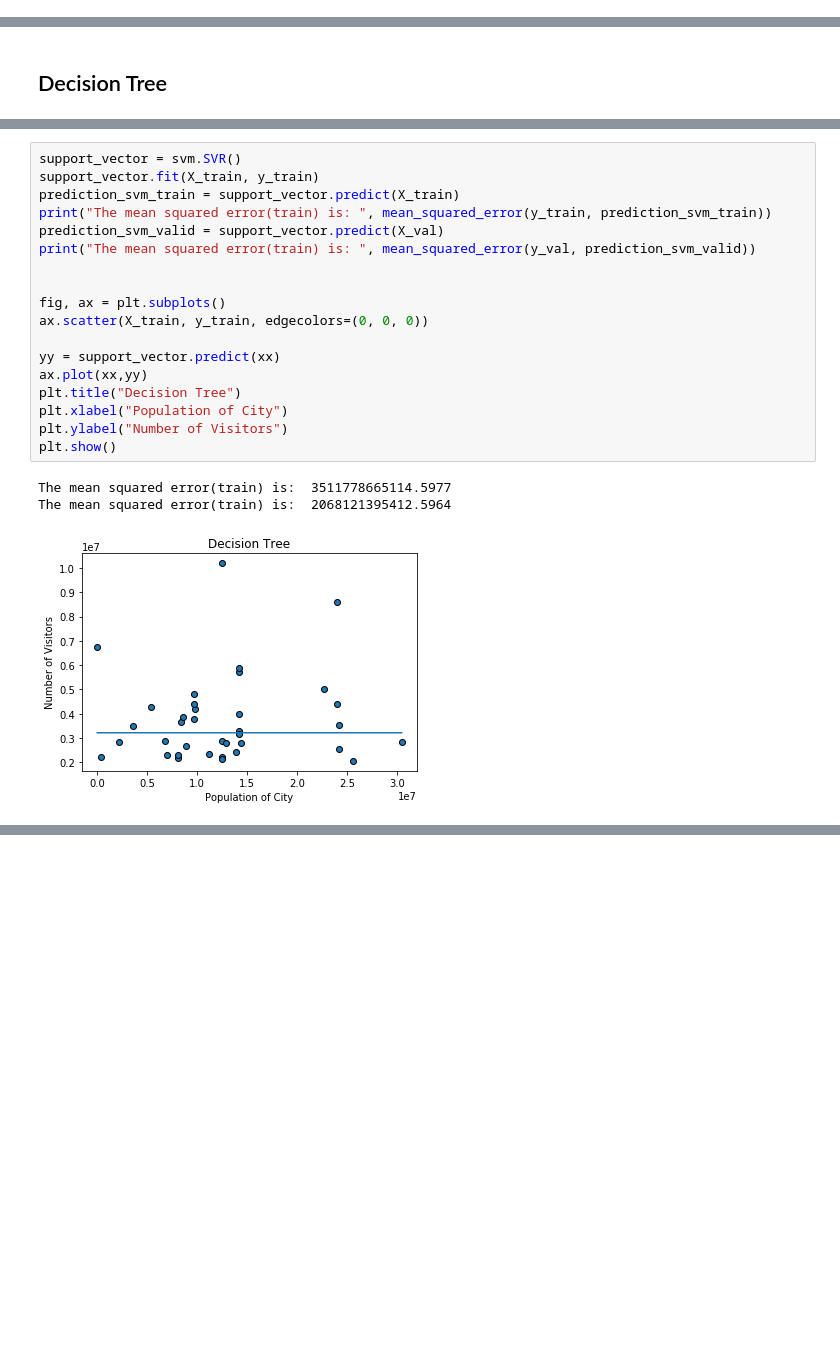
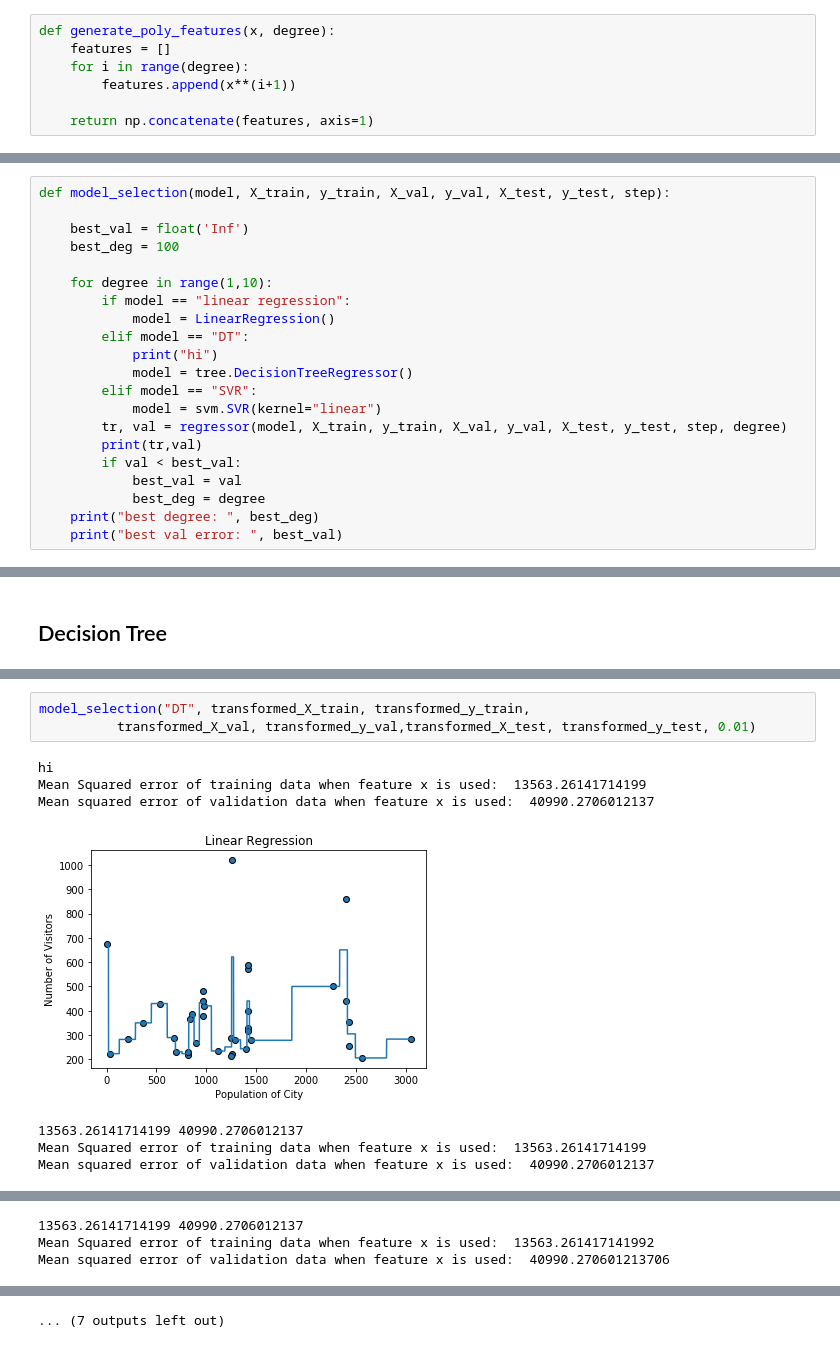
Before and after one commit to amini2nt/Ivado_musuem, a Jupyter notebook: IVADO_ML.ipynb, the cells around one changed output, grey strips where cells are left out. Cells and saved outputs as stored; diff of their text form; blank space fills up the shorter version.

```diff
--- a/IVADO_ML.ipynb
+++ b/IVADO_ML.ipynb
@@ -65,2 +98,9 @@ transformed_X_train, transformed_X_val, y_train, y_val = train_test_split(transf
+# %%
+def generate_poly_features(x, degree):
+    features = []
+    for i in range(degree):
+        features.append(x**(i+1))
+
+    return np.concatenate(features, axis=1)
 # %% [markdown]
 ## Linear Regression
@@ -215,0 +151,21 @@ Since the error is high, we will try forming new features such as $\sqrt{x}, (x)
+# %%
+def model_selection(model, X_train, y_train, X_val, y_val, X_test, y_test, step):
+
+    best_val = float('Inf')
+    best_deg = 100
+
+    for degree in range(1,10):
+        if model == "linear regression":
+            model = LinearRegression()
+        elif model == "DT":
+            print("hi")
+            model = tree.DecisionTreeRegressor()
+        elif model == "SVR":
+            model = svm.SVR(kernel="linear")
+        tr, val = regressor(model, X_train, y_train, X_val, y_val, X_test, y_test, step, degree)
+        print(tr,val)
+        if val < best_val:
+            best_val = val
+            best_deg = degree
+    print("best degree: ", best_deg)
+    print("best val error: ", best_val)
@@ -238,22 +202,11 @@ The mean squared error(validation) is:  4099027060121.3706
-# %%
-support_vector = svm.SVR()
-support_vector.fit(X_train, y_train)
-prediction_svm_train = support_vector.predict(X_train)
-print("The mean squared error(train) is: ", mean_squared_error(y_train, prediction_svm_train))
-prediction_svm_valid = support_vector.predict(X_val)
-print("The mean squared error(train) is: ", mean_squared_error(y_val, prediction_svm_valid))
-
-
-fig, ax = plt.subplots()
-ax.scatter(X_train, y_train, edgecolors=(0, 0, 0))
-
-yy = support_vector.predict(xx)
-ax.plot(xx,yy)
-plt.title("Decision Tree")
-plt.xlabel("Population of City")
-plt.ylabel("Number of Visitors")
-plt.show()
-# %% [output]
-The mean squared error(train) is:  3511778665114.5977
-The mean squared error(train) is:  2068121395412.5964
-[figure, removed]
+# %%
+model_selection("DT", transformed_X_train, transformed_y_train,
+          transformed_X_val, transformed_y_val,transformed_X_test, transformed_y_test, 0.01)
+# %% [output]
+hi
+Mean Squared error of training data when feature x is used:  13563.26141714199
+Mean squared error of validation data when feature x is used:  40990.2706012137
+[figure, added]
+13563.26141714199 40990.2706012137
+Mean Squared error of training data when feature x is used:  13563.26141714199
+Mean squared error of validation data when feature x is used:  40990.2706012137
@@ -259,0 +214,3 @@ The mean squared error(train) is:  2068121395412.5964
+13563.26141714199 40990.2706012137
+Mean Squared error of training data when feature x is used:  13563.261417141992
+Mean squared error of validation data when feature x is used:  40990.270601213706
@@ -259,0 +230 @@ The mean squared error(train) is:  2068121395412.5964
+... (7 outputs left out)
```
Also changed, not shown: parts of 16 cells of this notebook.
